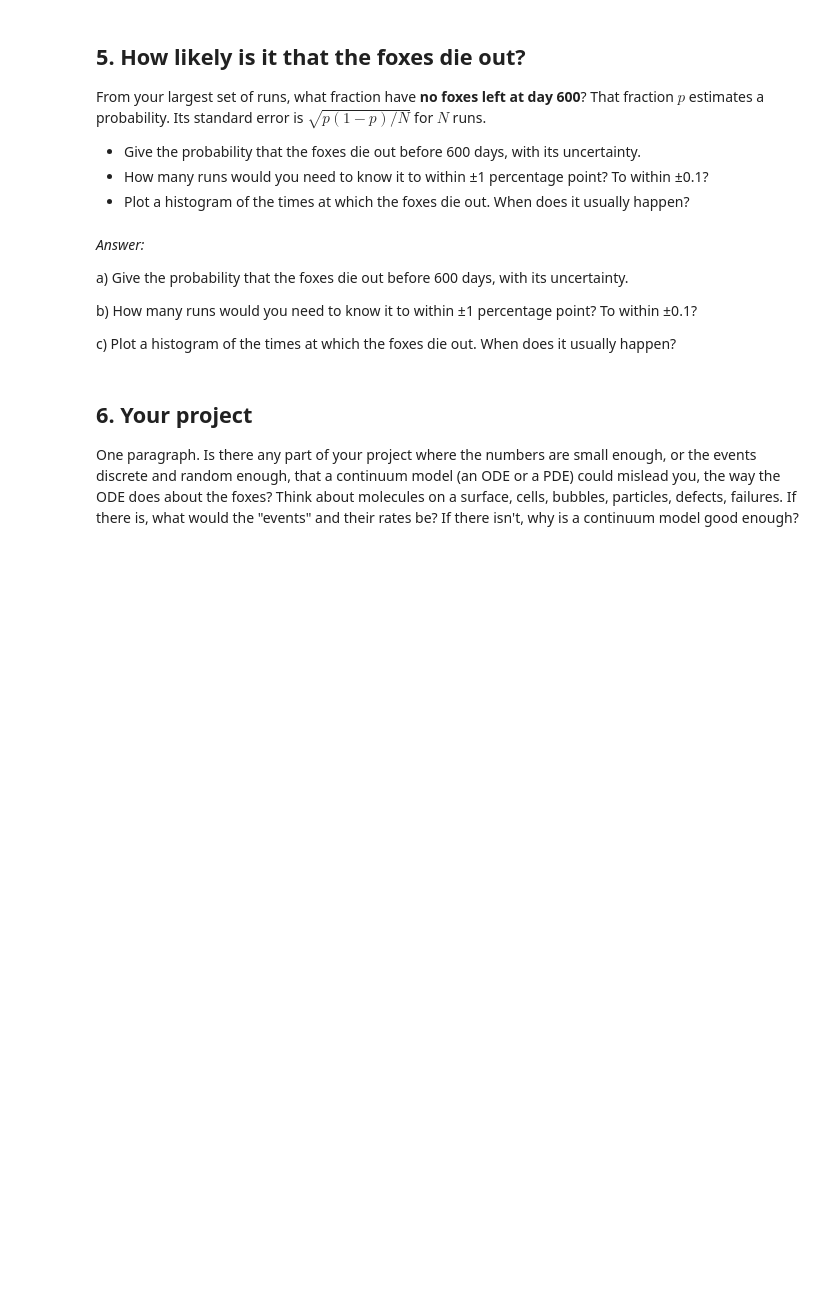
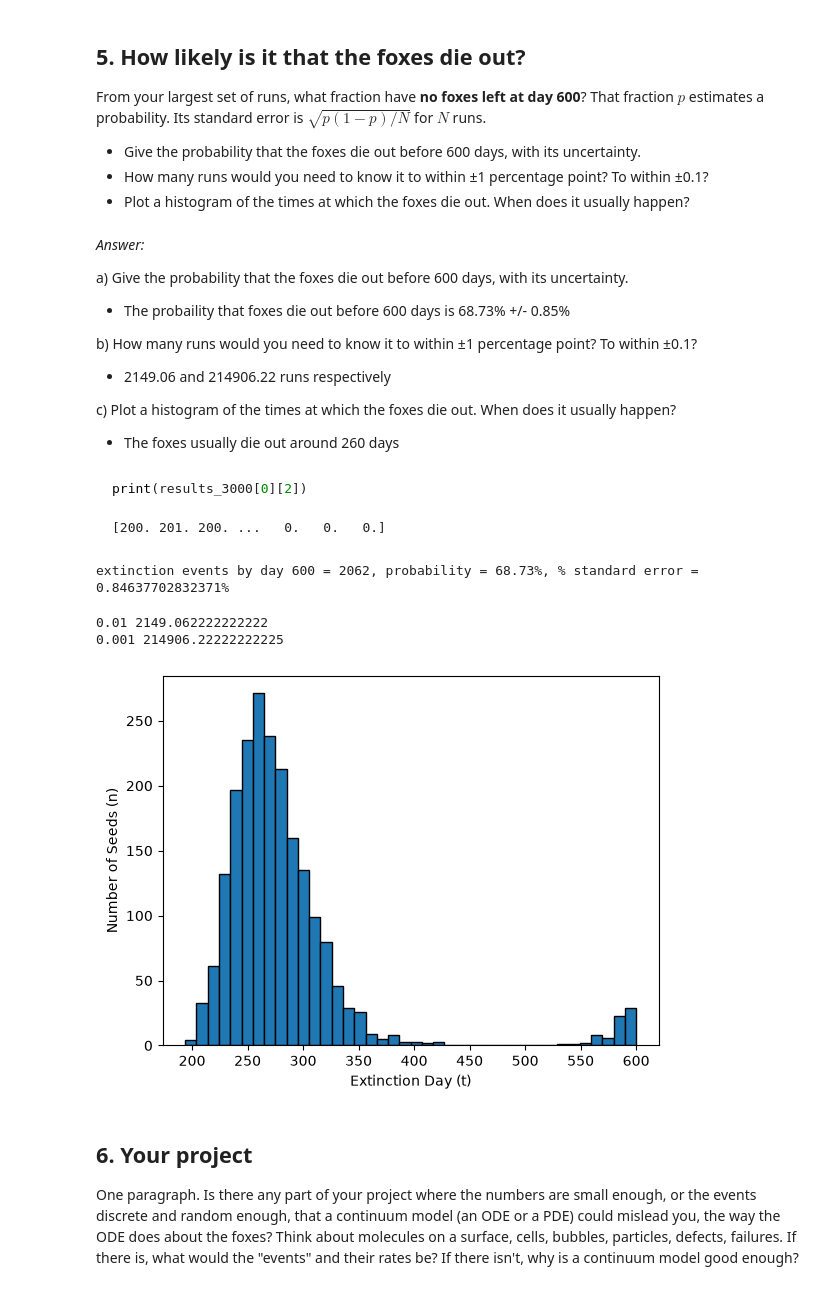
Before and after one commit to mitchellmlibby/kinetic-monte-carlo, a Jupyter notebook: rabbits-and-foxes-kmc.ipynb, the cells around one changed output. Saved outputs shown, nothing was run; the diff lists cells and outputs as text; code cells hidden in the pictures; blank space fills up the shorter version.

````diff
--- a/rabbits-and-foxes-kmc.ipynb
+++ b/rabbits-and-foxes-kmc.ipynb
@@ -569,9 +577,55 @@ $\sqrt{p(1-p)/N}$ for $N$ runs.
 
 a) Give the probability that the foxes die out before 600 days, with its uncertainty.
 
+- The probaility that foxes die out before 600 days is 68.73% +/- 0.85%
+
 b) How many runs would you need to know it to within ±1 percentage point? To within ±0.1?
 
+- 2149.06 and 214906.22 runs respectively
+
 c) Plot a histogram of the times at which the foxes die out. When does it usually happen?
+
+- The foxes usually die out around 260 days
+# %% [markdown]
+```python
+print(results_3000[0][2])
+```
+```text
+[200. 201. 200. ...   0.   0.   0.]
+```
+# %%
+count = 0
+for value in results_3000.values():
+    if value[2][-1] != 0:
+        count += 1
+p = ((3000-count)/3000)
+p_error = np.sqrt((p*(1-p))/3000)
+print(f"extinction events by day 600 = {3000-count}, probability = {round(p*100,ndigits = 2)}%, % standard error = {p_error*100}%")
+# %% [output]
+extinction events by day 600 = 2062, probability = 68.73%, % standard error = 0.84637702832371%
+# %%
+p_error = 1/100
+N = (((p_error)**2)/(p*(1-p)))**-1
+print(p_error, N)
+p_error = 0.1/100
+N = (((p_error)**2)/(p*(1-p)))**-1
+print(p_error, N)
+# %% [output]
+0.01 2149.062222222222
+0.001 214906.22222222225
+# %%
+death_day = []
+for value in results_3000.values():
+    F = np.array(value[2])
+    if np.any(F == 0):                   # skip seeds where F never dies out
+        i = np.argmax(F == 0)            # index of the first zero in F
+        death_day.append(value[0][i])    # t at that index
+plt.hist(death_day, bins = 40, edgecolor = "black")
+plt.xlabel("Extinction Day (t)")
+plt.ylabel("Number of Seeds (n)")
+plt.show()
+# %% [output]
+[figure, added]
 # %% [markdown]
 ## 6. Your project
 
````
Also changed, not shown: parts of 8 cells of this notebook.
